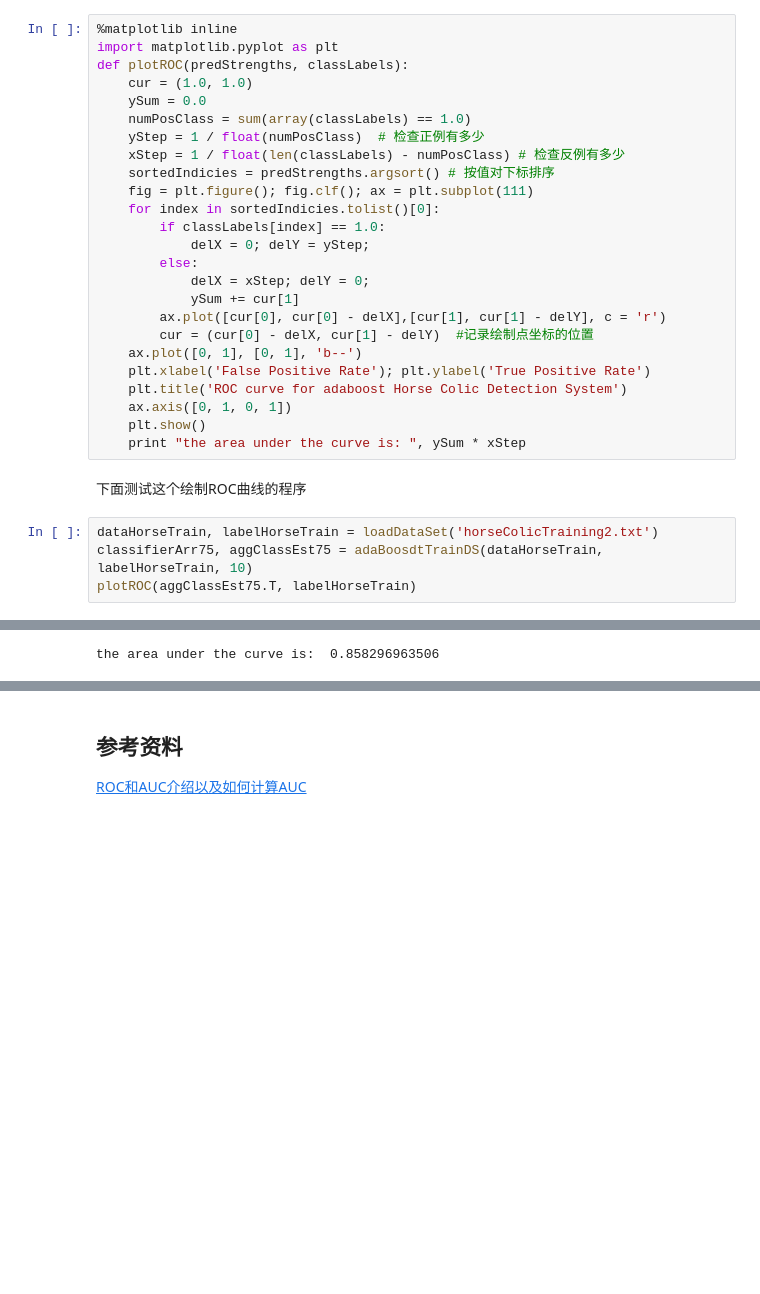
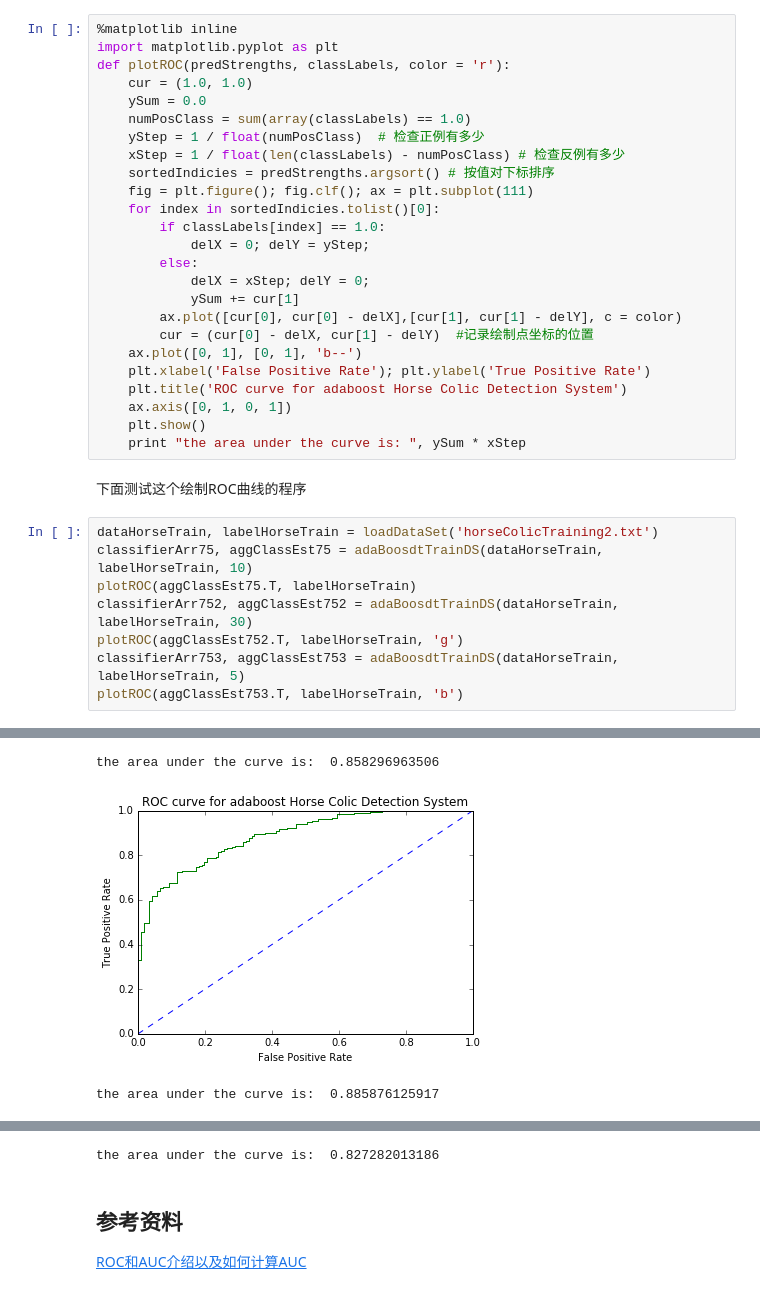
Before and after one commit to DragonFive/python_cv_AI_ML, a Jupyter notebook: ML_in_action/07-adaboost.ipynb, the cells around one changed output, grey strips where cells are left out. Drawn from its saved outputs; the diff is of its cells as text; blank space fills up the shorter version.

```diff
--- a/ML_in_action/07-adaboost.ipynb
+++ b/ML_in_action/07-adaboost.ipynb
@@ -206,7 +207,7 @@ ROC曲线横轴表示假阳率FPR=FP/(FP+TN),纵轴表示真阳率TPR=TP/(TP+FN)
 # %%
 %matplotlib inline
 import matplotlib.pyplot as plt
-def plotROC(predStrengths, classLabels):
+def plotROC(predStrengths, classLabels, color = 'r'):
     cur = (1.0, 1.0)
     ySum = 0.0
     numPosClass = sum(array(classLabels) == 1.0)
@@ -220,7 +221,7 @@ def plotROC(predStrengths, classLabels):
         else:
             delX = xStep; delY = 0;
             ySum += cur[1]
-        ax.plot([cur[0], cur[0] - delX],[cur[1], cur[1] - delY], c = 'r')
+        ax.plot([cur[0], cur[0] - delX],[cur[1], cur[1] - delY], c = color)
         cur = (cur[0] - delX, cur[1] - delY)  #记录绘制点坐标的位置
     ax.plot([0, 1], [0, 1], 'b--')
     plt.xlabel('False Positive Rate'); plt.ylabel('True Positive Rate')
@@ -233,7 +234,13 @@ def plotROC(predStrengths, classLabels):
 # %%
 dataHorseTrain, labelHorseTrain = loadDataSet('horseColicTraining2.txt')
 classifierArr75, aggClassEst75 = adaBoosdtTrainDS(dataHorseTrain, labelHorseTrain, 10)
 plotROC(aggClassEst75.T, labelHorseTrain)
+classifierArr752, aggClassEst752 = adaBoosdtTrainDS(dataHorseTrain, labelHorseTrain, 30)
+plotROC(aggClassEst752.T, labelHorseTrain, 'g')
+classifierArr753, aggClassEst753 = adaBoosdtTrainDS(dataHorseTrain, labelHorseTrain, 5)
+plotROC(aggClassEst753.T, labelHorseTrain, 'b')
 # %% [output]
 [figure]
 the area under the curve is:  0.858296963506
+[figure, added]
+the area under the curve is:  0.885876125917
@@ -240,3 +248,4 @@ the area under the curve is:  0.858296963506
+the area under the curve is:  0.827282013186
 # %% [markdown]
 ## 参考资料
 
```
Also changed, not shown: parts of 3 cells of this notebook.
